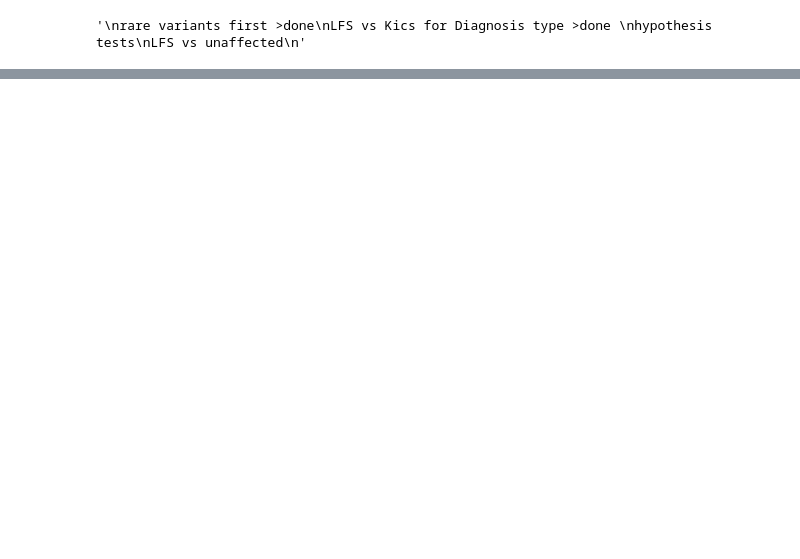
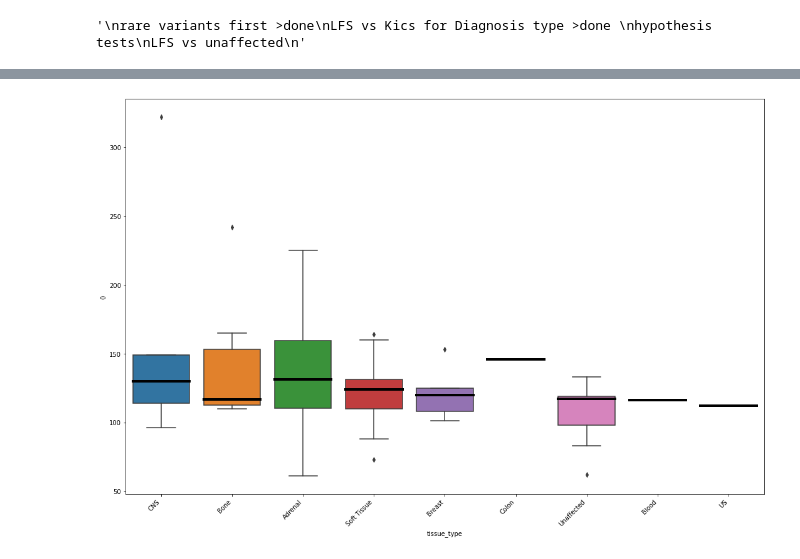
Before and after one commit to vsubasri/Transposable-Elements, a Jupyter notebook: Analysis/Cancer Graphs.ipynb, the cells around one changed output, grey strips where cells are left out. Saved outputs shown, nothing was run; the diff lists cells and outputs as text; code cells hidden in the pictures; blank space fills up the shorter version.

```diff
--- a/Analysis/Cancer Graphs.ipynb
+++ b/Analysis/Cancer Graphs.ipynb
@@ -613,0 +729,38 @@ LFS vs unaffected
+# %%
+"""
+Between Cancer Types
+Make an LFS graph, a KiCS Graph
+- SV Specific
+- Overall <Done
+"""
+
+def graphBoxGen(xColumnName, df, ycol = 0):
+    plt.rcParams["figure.figsize"] = [15, 10]
+    ax = sns.boxplot(data=df, x=xColumnName, y=ycol, medianprops={"linewidth": 4, 'color':'black'})
+    ax.set_xticklabels(ax.get_xticklabels(), rotation = 45, ha="right")
+
+    #add statistical test here
+
+#     # initializing list
+#     uniqueTissue = list(df[xColumnName].unique())
+
+#     #does all possible pairings given a list
+#     listPairing = [(a,b) for x, a in enumerate(uniqueTissue) for b in uniqueTissue[x+1:]]
+#     #print(listPairing)
+
+#     annot = Annotator(ax, listPairing, data=df, x=xColumnName, y=ycol)
+#     annot.configure(test='Mann-Whitney', text_format='star', loc='outside', verbose=2)
+#     annot.apply_and_annotate()
+
+
+#overall LFS
+ldf = bigLDf.drop(['GD_AF','sample'], axis=1)
+kdf = bigKDf.drop(['CCP germline','abbv_id','tumour_class'],axis=1)
+
+#print(ldf)
+ldfGenTissue = ldf.drop(['SV chrom', 'SV type', 'cancer_diagnosis'],axis=1)
+ldfGenTissue = ldfGenTissue.value_counts().to_frame().reset_index()
+
+graphBoxGen('tissue_type', ldfGenTissue)
+# %% [output]
+[figure, added]
```
Also changed, not shown: parts of 37 cells of this notebook, 1 other file.
